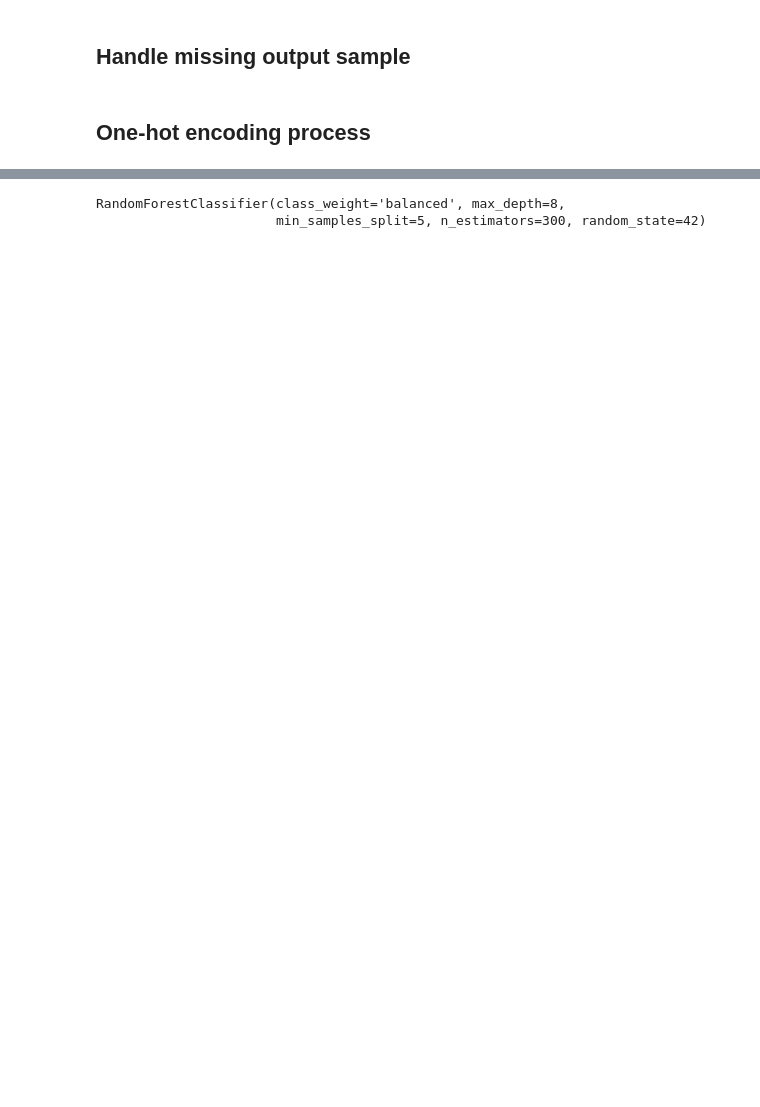
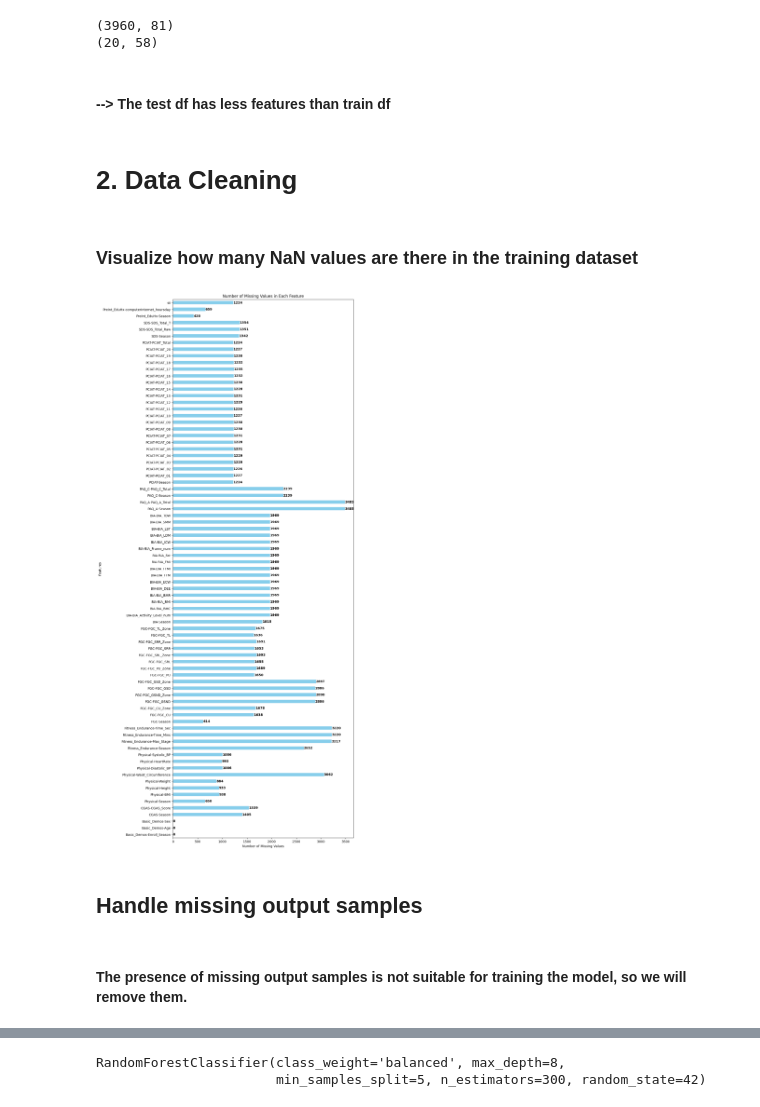
Before and after one commit to nguyentankdb17/Child_Mind_Institute, a Jupyter notebook: Approach1_Classifier/approach1_classifier.ipynb, the cells around one changed output, grey strips where cells are left out. Drawn from its saved outputs; the diff is of its cells as text; code cells hidden in the pictures; blank space fills up the shorter version.

```diff
--- a/Approach1_Classifier/approach1_classifier.ipynb
+++ b/Approach1_Classifier/approach1_classifier.ipynb
@@ -18,3 +46,34 @@ test_df = test_data.copy()
+# %%
+print(train_df.shape)
+print(test_df.shape)
+# %% [output]
+(3960, 81)
+(20, 58)
+# %% [markdown]
+#### --> The test df has less features than train df
+# %% [markdown]
+# 2. Data Cleaning
+# %% [markdown]
+### Visualize how many NaN values are there in the training dataset
+# %%
+# Count the number of missing values in each feature
+missing_values = train_df.isnull().sum()
+
+# Plotting the chart
+plt.figure(figsize=(10, 30))
+ax = missing_values.plot(kind='barh', color='skyblue')
+
+for index, value in enumerate(missing_values):
+    ax.text(value, index, str(value), va='center', ha='left', color='black', fontweight='bold')
+
+plt.title('Number of Missing Values in Each Feature')
+plt.ylabel('Features')
+plt.xlabel('Number of Missing Values')
+plt.show()
+# %% [output]
+[figure, added]
 # %% [markdown]
-## Handle missing output sample
+## Handle missing output samples
+# %% [markdown]
+#### The presence of missing output samples is not suitable for training the model, so we will remove them.
 # %%
@@ -22,3 +81 @@ test_df = test_data.copy()
 train_df = train_df.dropna(subset=['sii'])
-# %% [markdown]
-## One-hot encoding process
```
Also changed, not shown: parts of 73 cells of this notebook.
